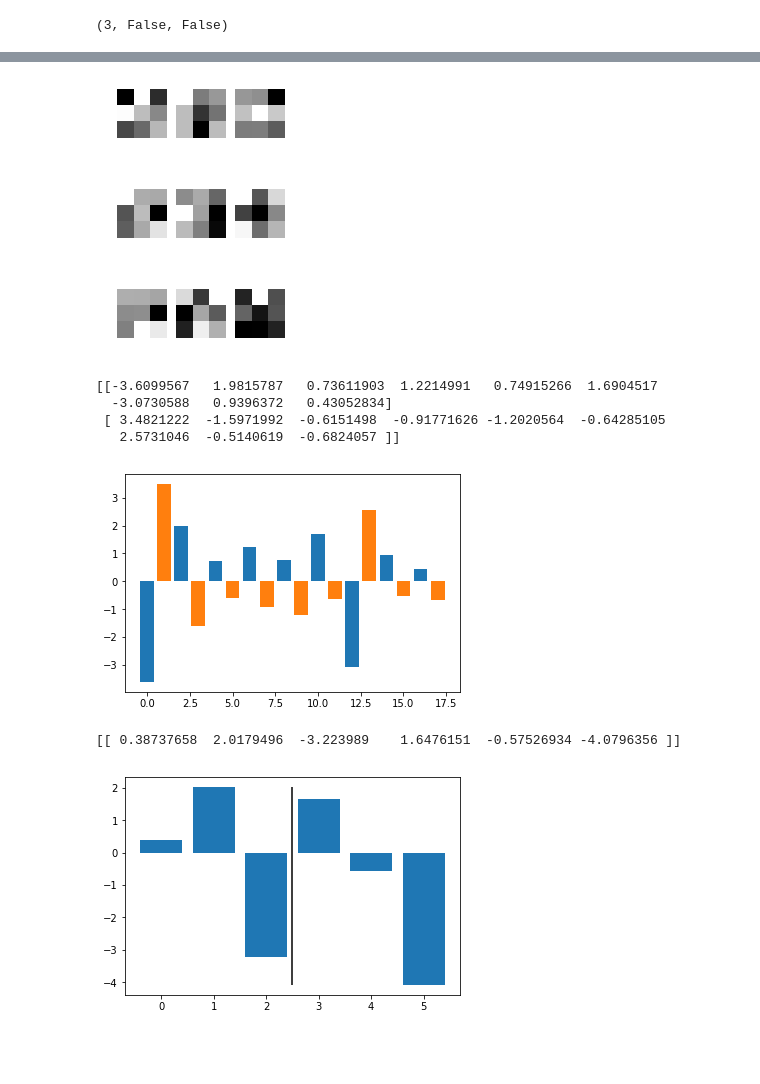
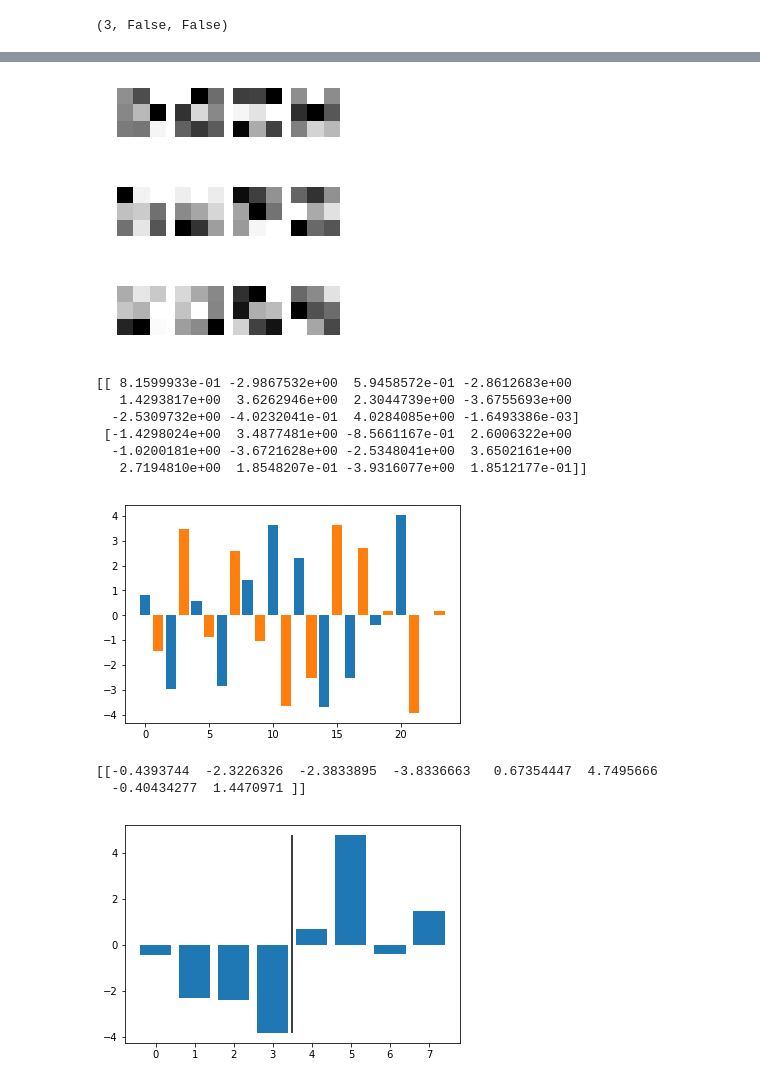
Before and after one commit to gentaman/separate_unit, a Jupyter notebook: mnist_0and1_1_conv_layer.ipynb, the cells around one changed output, grey strips where cells are left out. Saved outputs shown, nothing was run; the diff lists cells and outputs as text; code cells hidden in the pictures; blank space fills up the shorter version.

```diff
--- a/mnist_0and1_1_conv_layer.ipynb
+++ b/mnist_0and1_1_conv_layer.ipynb
@@ -337,6 +337,6 @@ this epoch [#####################################.............] 74.34%
 # %%
 in_size = None
-out_size = 3
+out_size = 4
 vanilla_model = L.Classifier(Conv(in_size, int(out_size*3)))
 sep_model = L.Classifier(SepConv(in_size, out_size))
 chainer.serializers.load_npz('./conv_result_new/vanilla.model', vanilla_model)
@@ -358,7 +358,7 @@ import matplotlib.pyplot as plt
 %matplotlib inline
 # %%
 n_row = 1
-n_col = 3
+n_col = out_size
 for i in range(1, 3+1):
     plt.figure(figsize=(n_col, n_row))
     for j in range(int(n_row*n_col)):
@@ -373,39 +373,42 @@ for i in range(1, 3+1):
 # %%
 n_row = 1
-n_col = 3
+n_col = out_size
 for i in range(1, 3+1):
     plt.figure(figsize=(n_col, n_row))
     for j in range(int(n_row*n_col)):
         plt.subplot(n_row, n_col, j+1)
         plt.imshow(sep_mlp.conv1[i-1].W.data[j].reshape(3, 3), cmap='gray')
         plt.axis('off')
     plt.show()
 # %% [output]
-[figure, old version]
+[figure, new version]
-[figure, old version]
+[figure, new version]
-[figure, old version]
+[figure, new version]
 # %%
 print(van_mlp.out.W.data)
 plt.bar(np.arange(len(van_mlp.out.W.data[0]))*2, van_mlp.out.W.data[0])
 plt.bar(np.arange(len(van_mlp.out.W.data[0]))*2+1, van_mlp.out.W.data[1])
 plt.show()
 # %% [output]
-[[-3.6099567   1.9815787   0.73611903  1.2214991   0.74915266  1.6904517
-  -3.0730588   0.9396372   0.43052834]
- [ 3.4821222  -1.5971992  -0.6151498  -0.91771626 -1.2020564  -0.64285105
-   2.5731046  -0.5140619  -0.6824057 ]]
+[[ 8.1599933e-01 -2.9867532e+00  5.9458572e-01 -2.8612683e+00
+   1.4293817e+00  3.6262946e+00  2.3044739e+00 -3.6755693e+00
+  -2.5309732e+00 -4.0232041e-01  4.0284085e+00 -1.6493386e-03]
+ [-1.4298024e+00  3.4877481e+00 -8.5661167e-01  2.6006322e+00
+  -1.0200181e+00 -3.6721628e+00 -2.5348041e+00  3.6502161e+00
+   2.7194810e+00  1.8548207e-01 -3.9316077e+00  1.8512177e-01]]
-[figure, old version]
+[figure, new version]
 # %%
 i = 0
 print(sep_mlp.out[i].W.data)
 plt.bar(np.arange(len(sep_mlp.out[i].W.data[0])), sep_mlp.out[i].W.data[0])
 ymax = sep_mlp.out[i].W.data.max()
 ymin = sep_mlp.out[i].W.data.min()
-plt.vlines(3 - .5 , ymin=ymin, ymax=ymax)
+plt.vlines(out_size - .5 , ymin=ymin, ymax=ymax)
 plt.show()
 # %% [output]
-[[ 0.38737658  2.0179496  -3.223989    1.6476151  -0.57526934 -4.0796356 ]]
+[[-0.4393744  -2.3226326  -2.3833895  -3.8336663   0.67354447  4.7495666
+  -0.40434277  1.4470971 ]]
-[figure, old version]
+[figure, new version]
 # %%
 i = 1
 print(sep_mlp.out[i].W.data)
```
Also changed, not shown: parts of 16 cells of this notebook, 3 other files.
